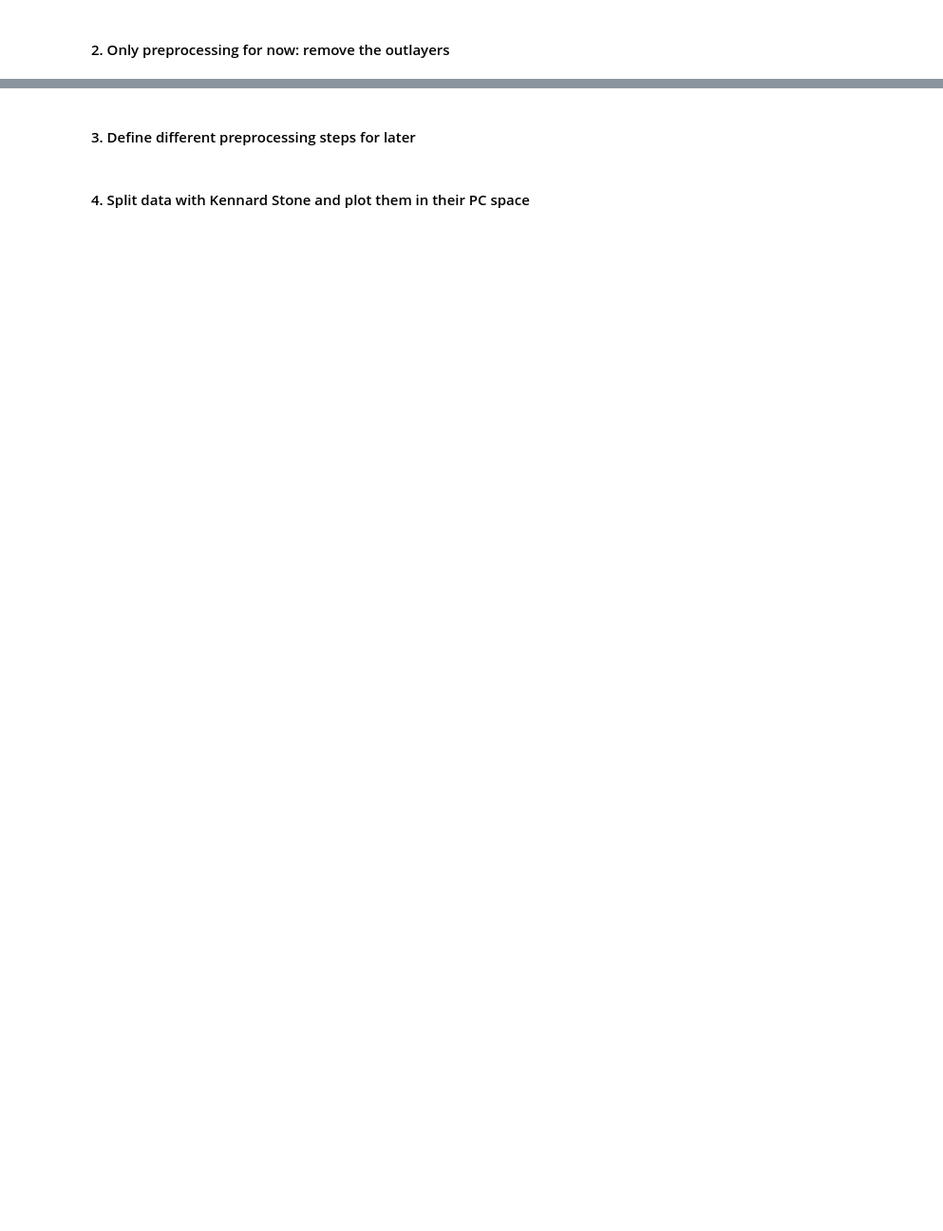
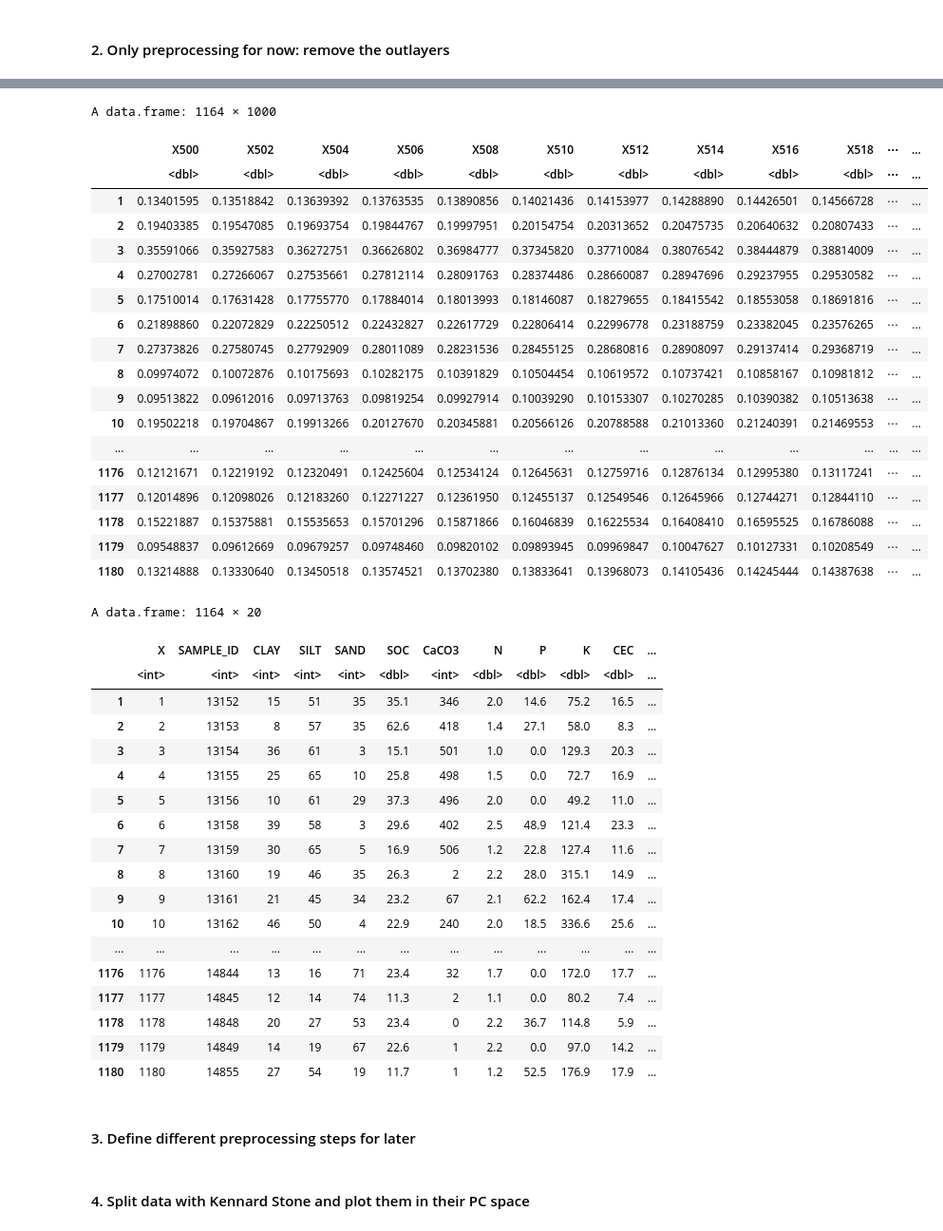
Before and after one commit to lcaspari/italy_soc, a Jupyter notebook: SOC_italy.ipynb, the cells around one changed output, grey strips where cells are left out. Shown at 95% size. Drawn from its saved outputs; the diff is of its cells as text; code cells hidden in the pictures; blank space fills up the shorter version.

```diff
--- a/SOC_italy.ipynb
+++ b/SOC_italy.ipynb
@@ -85,3 +70,45 @@ print(nrow(VNIR))
+# %%
+VNIR
+lab
+# %% [output]
+A data.frame: 1164 × 1000
+|  | X500 | X502 | X504 | X506 | X508 | X510 | X512 | X514 | X516 | X518 | ⋯ | ... |
+|  | <dbl> | <dbl> | <dbl> | <dbl> | <dbl> | <dbl> | <dbl> | <dbl> | <dbl> | <dbl> | ⋯ | ... |
+| 1 | 0.13401595 | 0.13518842 | 0.13639392 | 0.13763535 | 0.13890856 | 0.14021436 | 0.14153977 | 0.14288890 | 0.14426501 | 0.14566728 | ⋯ | ... |
+| 2 | 0.19403385 | 0.19547085 | 0.19693754 | 0.19844767 | 0.19997951 | 0.20154754 | 0.20313652 | 0.20475735 | 0.20640632 | 0.20807433 | ⋯ | ... |
+| 3 | 0.35591066 | 0.35927583 | 0.36272751 | 0.36626802 | 0.36984777 | 0.37345820 | 0.37710084 | 0.38076542 | 0.38444879 | 0.38814009 | ⋯ | ... |
+| 4 | 0.27002781 | 0.27266067 | 0.27535661 | 0.27812114 | 0.28091763 | 0.28374486 | 0.28660087 | 0.28947696 | 0.29237955 | 0.29530582 | ⋯ | ... |
+| 5 | 0.17510014 | 0.17631428 | 0.17755770 | 0.17884014 | 0.18013993 | 0.18146087 | 0.18279655 | 0.18415542 | 0.18553058 | 0.18691816 | ⋯ | ... |
+| 6 | 0.21898860 | 0.22072829 | 0.22250512 | 0.22432827 | 0.22617729 | 0.22806414 | 0.22996778 | 0.23188759 | 0.23382045 | 0.23576265 | ⋯ | ... |
+| 7 | 0.27373826 | 0.27580745 | 0.27792909 | 0.28011089 | 0.28231536 | 0.28455125 | 0.28680816 | 0.28908097 | 0.29137414 | 0.29368719 | ⋯ | ... |
+| 8 | 0.09974072 | 0.10072876 | 0.10175693 | 0.10282175 | 0.10391829 | 0.10504454 | 0.10619572 | 0.10737421 | 0.10858167 | 0.10981812 | ⋯ | ... |
+| 9 | 0.09513822 | 0.09612016 | 0.09713763 | 0.09819254 | 0.09927914 | 0.10039290 | 0.10153307 | 0.10270285 | 0.10390382 | 0.10513638 | ⋯ | ... |
+| 10 | 0.19502218 | 0.19704867 | 0.19913266 | 0.20127670 | 0.20345881 | 0.20566126 | 0.20788588 | 0.21013360 | 0.21240391 | 0.21469553 | ⋯ | ... |
+| ... | ... | ... | ... | ... | ... | ... | ... | ... | ... | ... | ... | ... |
+| 1176 | 0.12121671 | 0.12219192 | 0.12320491 | 0.12425604 | 0.12534124 | 0.12645631 | 0.12759716 | 0.12876134 | 0.12995380 | 0.13117241 | ⋯ | ... |
+| 1177 | 0.12014896 | 0.12098026 | 0.12183260 | 0.12271227 | 0.12361950 | 0.12455137 | 0.12549546 | 0.12645966 | 0.12744271 | 0.12844110 | ⋯ | ... |
+| 1178 | 0.15221887 | 0.15375881 | 0.15535653 | 0.15701296 | 0.15871866 | 0.16046839 | 0.16225534 | 0.16408410 | 0.16595525 | 0.16786088 | ⋯ | ... |
+| 1179 | 0.09548837 | 0.09612669 | 0.09679257 | 0.09748460 | 0.09820102 | 0.09893945 | 0.09969847 | 0.10047627 | 0.10127331 | 0.10208549 | ⋯ | ... |
+| 1180 | 0.13214888 | 0.13330640 | 0.13450518 | 0.13574521 | 0.13702380 | 0.13833641 | 0.13968073 | 0.14105436 | 0.14245444 | 0.14387638 | ⋯ | ... |
+A data.frame: 1164 × 20
+|  | X | SAMPLE_ID | CLAY | SILT | SAND | SOC | CaCO3 | N | P | K | CEC | ... |
+|  | <int> | <int> | <int> | <int> | <int> | <dbl> | <int> | <dbl> | <dbl> | <dbl> | <dbl> | ... |
+| 1 | 1 | 13152 | 15 | 51 | 35 | 35.1 | 346 | 2.0 | 14.6 | 75.2 | 16.5 | ... |
+| 2 | 2 | 13153 | 8 | 57 | 35 | 62.6 | 418 | 1.4 | 27.1 | 58.0 | 8.3 | ... |
+| 3 | 3 | 13154 | 36 | 61 | 3 | 15.1 | 501 | 1.0 | 0.0 | 129.3 | 20.3 | ... |
+| 4 | 4 | 13155 | 25 | 65 | 10 | 25.8 | 498 | 1.5 | 0.0 | 72.7 | 16.9 | ... |
+| 5 | 5 | 13156 | 10 | 61 | 29 | 37.3 | 496 | 2.0 | 0.0 | 49.2 | 11.0 | ... |
+| 6 | 6 | 13158 | 39 | 58 | 3 | 29.6 | 402 | 2.5 | 48.9 | 121.4 | 23.3 | ... |
+| 7 | 7 | 13159 | 30 | 65 | 5 | 16.9 | 506 | 1.2 | 22.8 | 127.4 | 11.6 | ... |
+| 8 | 8 | 13160 | 19 | 46 | 35 | 26.3 | 2 | 2.2 | 28.0 | 315.1 | 14.9 | ... |
+| 9 | 9 | 13161 | 21 | 45 | 34 | 23.2 | 67 | 2.1 | 62.2 | 162.4 | 17.4 | ... |
+| 10 | 10 | 13162 | 46 | 50 | 4 | 22.9 | 240 | 2.0 | 18.5 | 336.6 | 25.6 | ... |
+| ... | ... | ... | ... | ... | ... | ... | ... | ... | ... | ... | ... | ... |
+| 1176 | 1176 | 14844 | 13 | 16 | 71 | 23.4 | 32 | 1.7 | 0.0 | 172.0 | 17.7 | ... |
+| 1177 | 1177 | 14845 | 12 | 14 | 74 | 11.3 | 2 | 1.1 | 0.0 | 80.2 | 7.4 | ... |
+| 1178 | 1178 | 14848 | 20 | 27 | 53 | 23.4 | 0 | 2.2 | 36.7 | 114.8 | 5.9 | ... |
+| 1179 | 1179 | 14849 | 14 | 19 | 67 | 22.6 | 1 | 2.2 | 0.0 | 97.0 | 14.2 | ... |
+| 1180 | 1180 | 14855 | 27 | 54 | 19 | 11.7 | 1 | 1.2 | 52.5 | 176.9 | 17.9 | ... |
 # %% [markdown]
 #### 3. Define different preprocessing steps for later
 # %%
```
Also changed, not shown: parts of 51 cells of this notebook, 14 other files.
